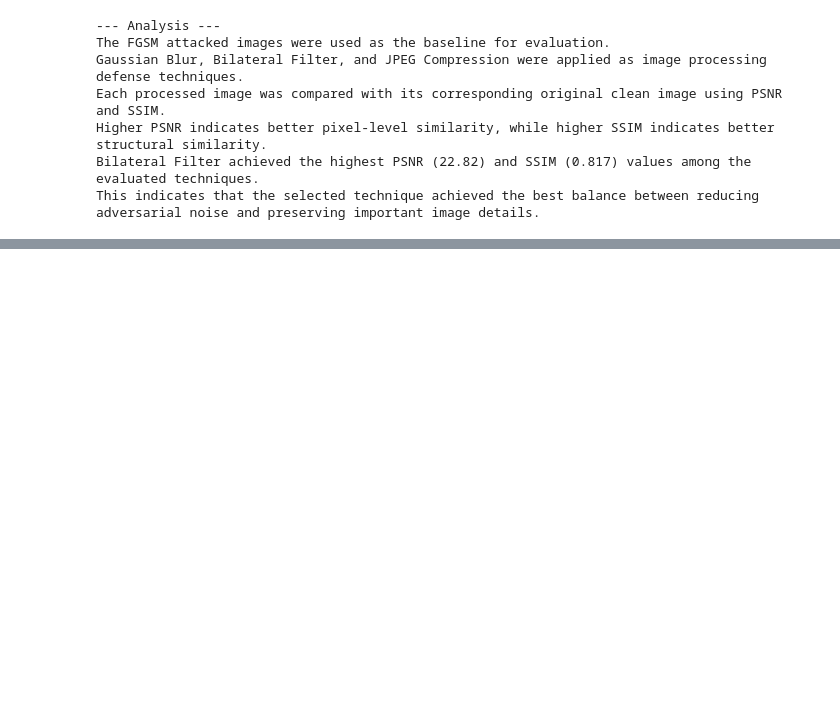
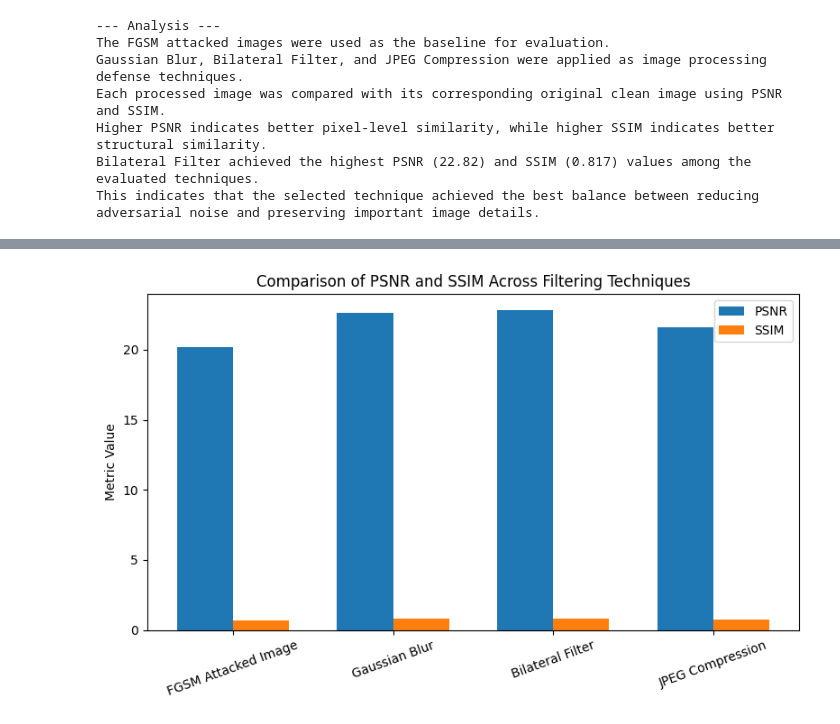
Before and after one commit to AiRenad/ImageProcessingProject, a Jupyter notebook: imageprocessingprogect.ipynb, the cells around one changed output, grey strips where cells are left out. Saved outputs shown, nothing was run; the diff lists cells and outputs as text; code cells hidden in the pictures; blank space fills up the shorter version.

```diff
--- a/imageprocessingprogect.ipynb
+++ b/imageprocessingprogect.ipynb
@@ -290,0 +339,38 @@ This indicates that the selected technique achieved the best balance between red
+# %%
+plt.figure(figsize=(8,5))
+
+x = np.arange(len(results_df))
+
+width = 0.35
+
+plt.bar(
+    x - width/2,
+    results_df["Average PSNR"],
+    width,
+    label="PSNR"
+)
+
+plt.bar(
+    x + width/2,
+    results_df["Average SSIM"],
+    width,
+    label="SSIM"
+)
+
+plt.xticks(
+    x,
+    results_df["Method"],
+    rotation=20
+)
+
+plt.ylabel("Metric Value")
+
+plt.title("Comparison of PSNR and SSIM Across Filtering Techniques")
+
+plt.legend()
+
+plt.tight_layout()
+
+plt.show()
+# %% [output]
+[figure, added]
```
Also changed, not shown: parts of 3 cells of this notebook.
